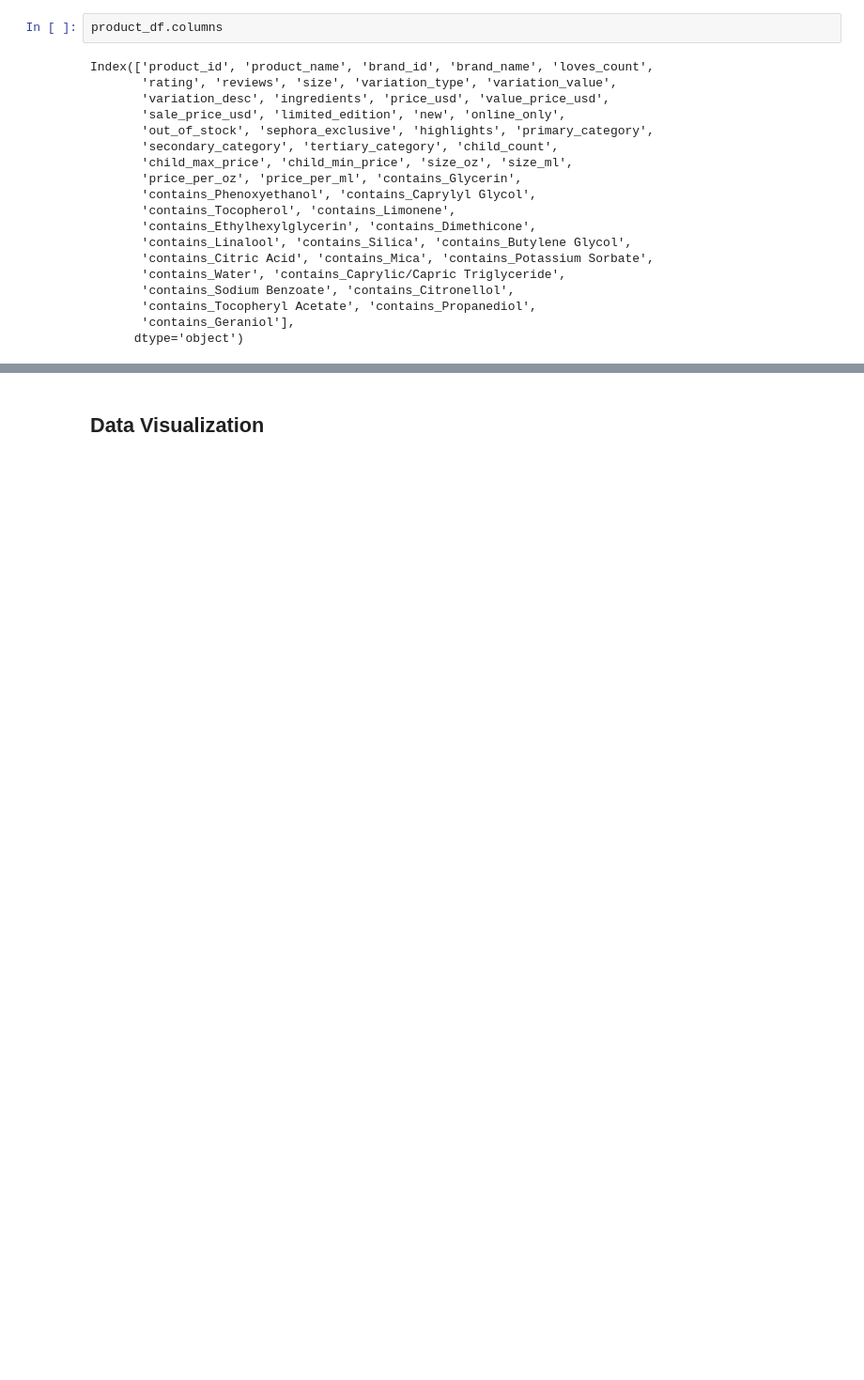
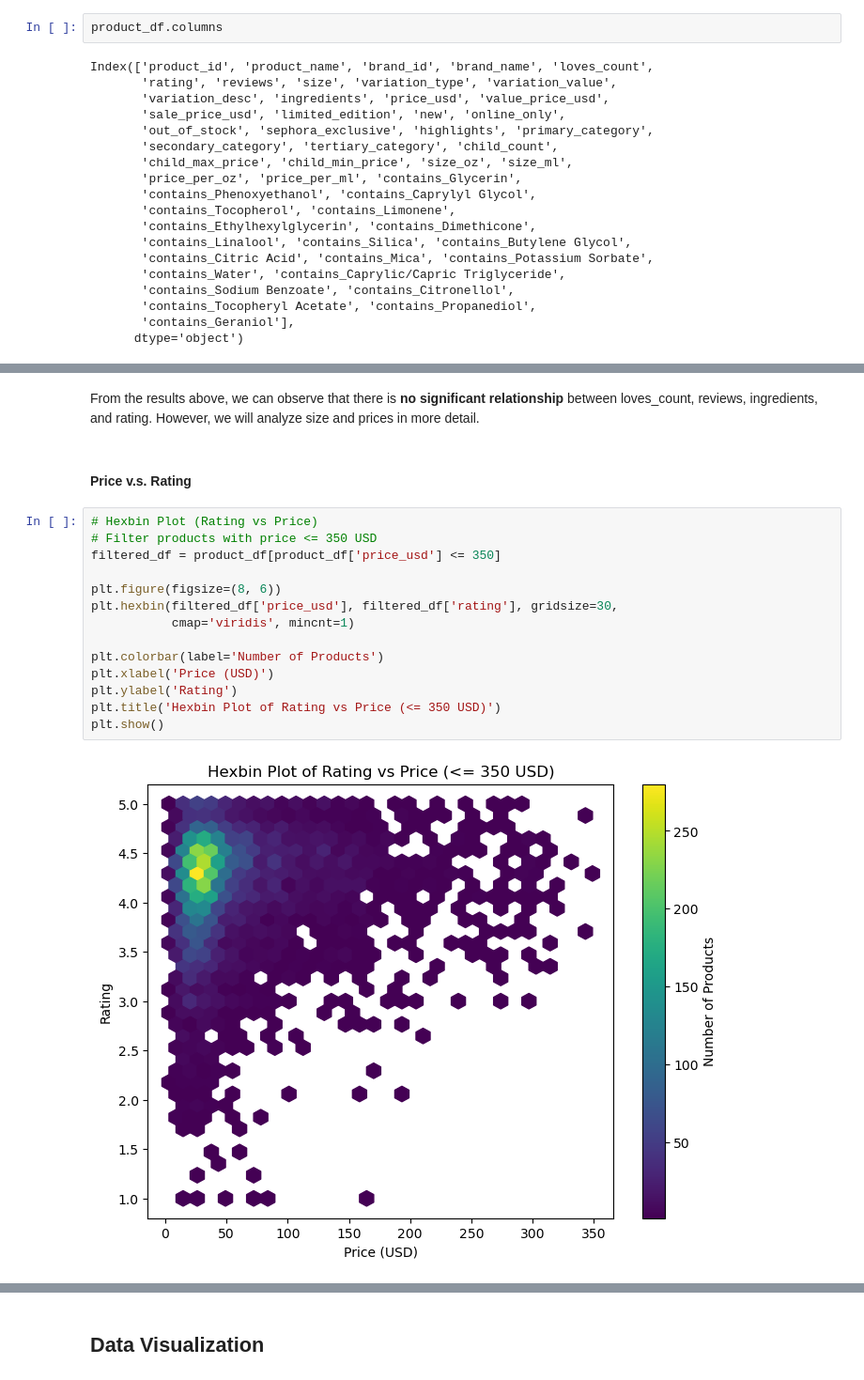
Before and after one commit to Geniusly-Stupid/Sephora-Data-Analysis-SI618, a Jupyter notebook: project.ipynb, the cells around one changed output, grey strips where cells are left out. Shown at 94% size. Drawn from its saved outputs; the diff is of its cells as text; blank space fills up the shorter version.

```diff
--- a/project.ipynb
+++ b/project.ipynb
@@ -648,0 +644,20 @@ plt.show()
+# %% [markdown]
+From the results above, we can observe that there is **no significant relationship** between loves_count, reviews, ingredients, and rating. However, we will analyze size and prices in more detail.
+# %% [markdown]
+#### Price v.s. Rating
+# %%
+# Hexbin Plot (Rating vs Price)
+# Filter products with price <= 350 USD
+filtered_df = product_df[product_df['price_usd'] <= 350]
+
+plt.figure(figsize=(8, 6))
+plt.hexbin(filtered_df['price_usd'], filtered_df['rating'], gridsize=30,
+           cmap='viridis', mincnt=1)
+
+plt.colorbar(label='Number of Products')
+plt.xlabel('Price (USD)')
+plt.ylabel('Rating')
+plt.title('Hexbin Plot of Rating vs Price (<= 350 USD)')
+plt.show()
+# %% [output]
+[figure, added]
```
Also changed, not shown: parts of 39 cells of this notebook.
